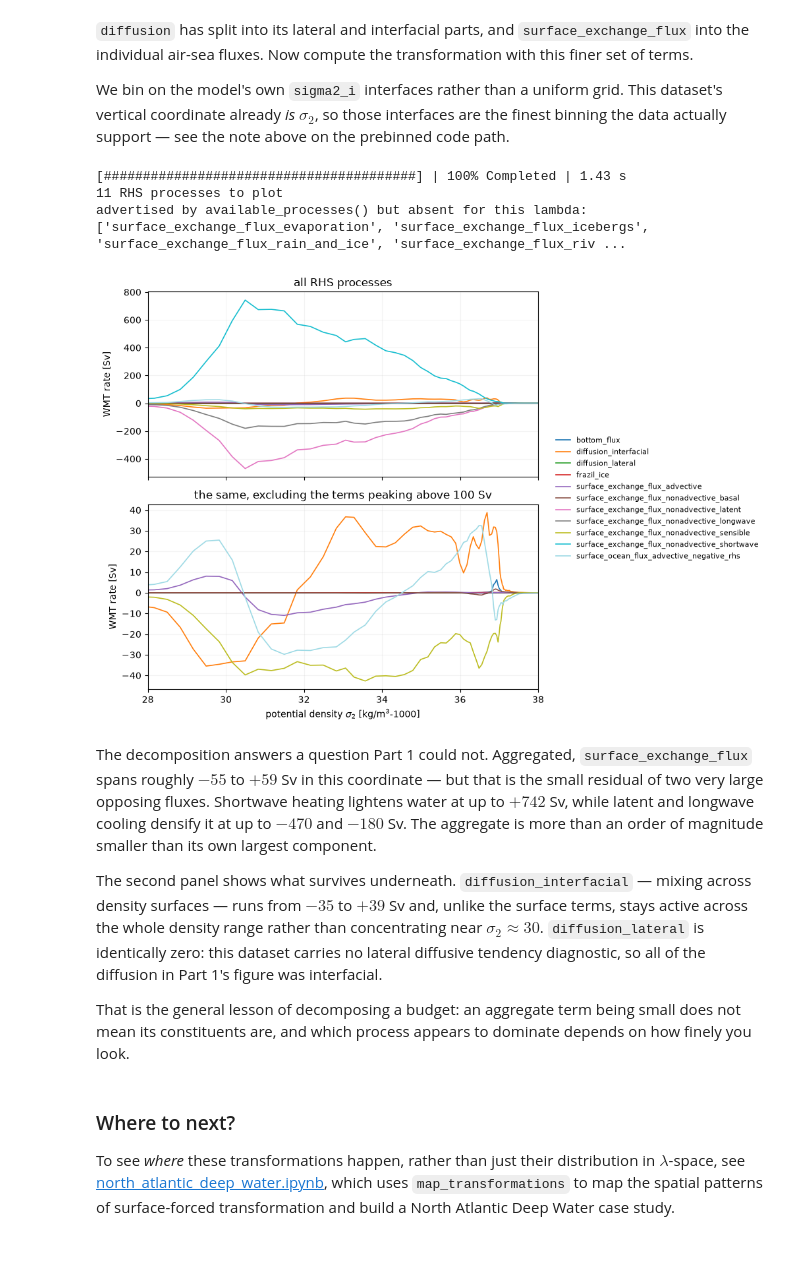
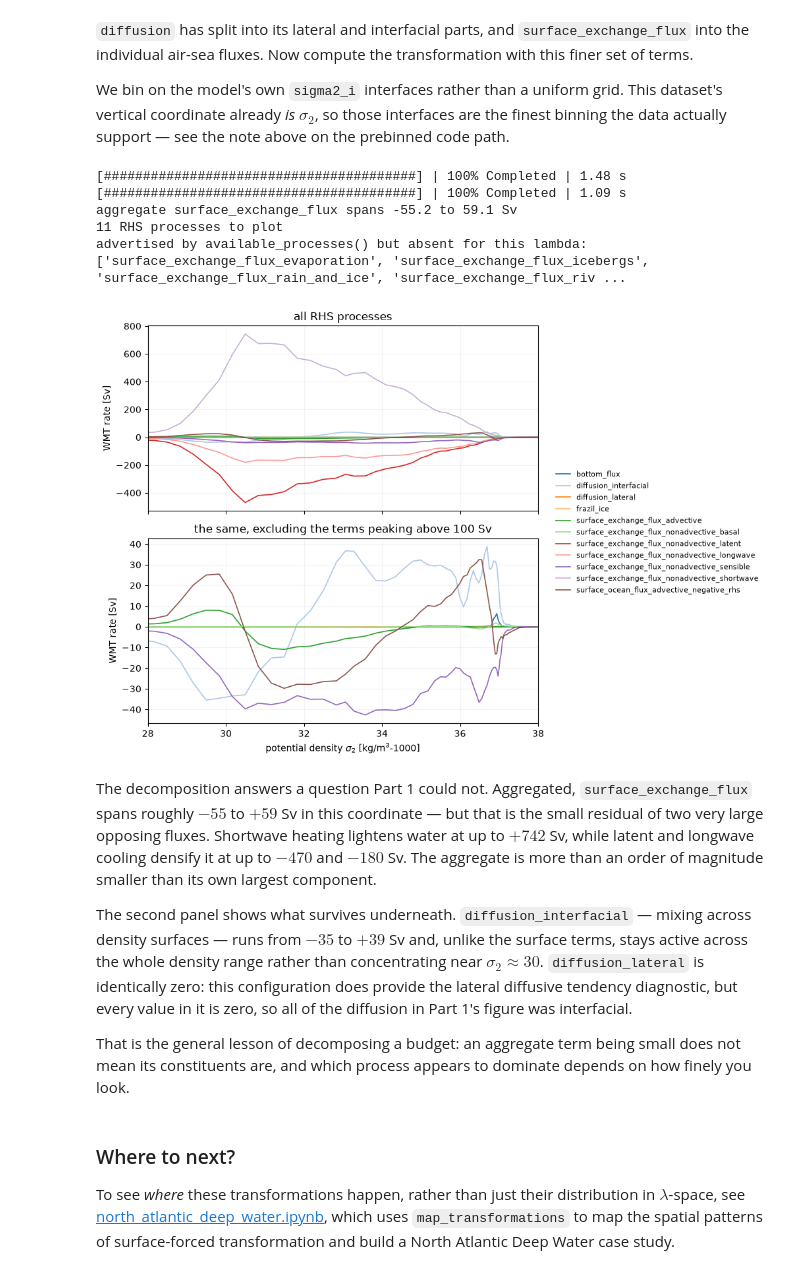
Before and after one commit to NOAA-GFDL/xwmt, a Jupyter notebook: examples/closed_transformation_budget.ipynb, the cells around one changed output. Cells and saved outputs as stored; diff of their text form; code cells hidden in the pictures.

```diff
--- a/examples/closed_transformation_budget.ipynb
+++ b/examples/closed_transformation_budget.ipynb
@@ -20,6 +20,7 @@ Start with [quickstart.ipynb](./quickstart.ipynb), which introduces the core `xw
 # %% [markdown]
 ## Import packages
 # %%
+import os
 import warnings
 import numpy as np
 from dask.diagnostics import ProgressBar
@@ -28,10 +29,14 @@ import matplotlib.pyplot as plt
 import xwmt
 print('xwmt version', xwmt.__version__)
 
-# Warnings are rendered without their absolute source path. The default format
-# prefixes each with the file that raised it, which would bake whoever-ran-this's
-# home directory into the committed output and the published documentation.
-warnings.formatwarning = lambda msg, cat, *_, **__: f"{cat.__name__}: {msg}\n"
+# Warnings are rendered with only the base name of the file that raised them. The
+# default format uses the absolute path, which would bake whoever-ran-this's home
+# directory into the committed output and the published documentation -- while
+# still showing whether a warning came from a library or from this notebook.
+warnings.formatwarning = (
+    lambda msg, cat, filename, lineno, *_:
+    f"{os.path.basename(filename)}:{lineno}: {cat.__name__}: {msg}\n"
+)
 # %% [output]
 xwmt version 0.3.0
 # %% [markdown]
@@ -406,6 +408,24 @@ with warnings.catch_warnings():
 
 with ProgressBar():
     G_decomposed.load()
+
+# The aggregate that this decomposition breaks up, on the same coordinate and the same
+# bins, so the comparison in the discussion below is like-for-like.
+with warnings.catch_warnings():
+    warnings.simplefilter(action='ignore', category=FutureWarning)
+    G_aggregate = wmt.integrate_transformations(
+        "sigma2",
+        bins=grid._ds.sigma2_i.values,
+        sum_components=True,
+        group_processes=True,
+    ).mean('time')
+
+with ProgressBar():
+    G_aggregate.load()
+
+agg = G_aggregate["surface_exchange_flux"]*Sv
+print(f"aggregate surface_exchange_flux spans "
+      f"{float(agg.min()):.1f} to {float(agg.max()):.1f} Sv")
 
 # Derive the term list from the result rather than hardcoding it: the names depend
 # on what was passed to `decompose=`, and a hardcoded list goes stale silently.
@@ -427,43 +447,45 @@ absent = [p for p in sorted(wmt_dec.available_processes())
 print(f"{len(processes)} RHS processes to plot")
 print(f"advertised by available_processes() but absent for this lambda: {absent}")
 # %% [output]
-[########################################] | 100% Completed | 1.43 s
+[########################################] | 100% Completed | 1.48 s
+[########################################] | 100% Completed | 1.09 s
+aggregate surface_exchange_flux spans -55.2 to 59.1 Sv
 11 RHS processes to plot
 advertised by available_processes() but absent for this lambda: ['surface_exchange_flux_evaporation', 'surface_exchange_flux_icebergs', 'surface_exchange_flux_rain_and_ice', 'surface_exchange_flux_riv ...
 # %%
 long_name = r"potential density $\sigma_{2}$ [kg/m$^{3}$-1000]"
 
 # Part 1's lesson applies again: a few large terms would flatten the rest on a
 # shared axis, so the smaller processes get their own panel. Colors are fixed per
 # process so the two panels agree and one legend serves both.
 peak = {v: float(abs(G_decomposed[v]).max())*Sv for v in processes}
 secondary = [v for v in processes if peak[v] <= 100.]
-colors = dict(zip(processes, plt.cm.tab20(np.linspace(0., 1., len(processes)))))
+colors = dict(zip(processes, plt.cm.tab20(np.arange(len(processes)))))
 
 fig, axes = plt.subplots(2, 1, figsize=(7, 7), sharex=True)
 for v in processes:
     (G_decomposed[v]*Sv).plot(ax=axes[0], label=v, lw=1.2, color=colors[v])
 axes[0].set_title("all RHS processes")
 for v in secondary:
     (G_decomposed[v]*Sv).plot(ax=axes[1], label=v, lw=1.2, color=colors[v])
 axes[1].set_title("the same, excluding the terms peaking above 100 Sv")
 
 for ax in axes:
     ax.grid(True, alpha=0.15)
     ax.set_ylabel("WMT rate [Sv]")
     ax.axhline(0., color="k", lw=0.6, alpha=0.4)
 axes[1].set_xlim(28., 38.)
 axes[0].set_xlabel("")
 axes[1].set_xlabel(long_name)
 fig.legend(*axes[0].get_legend_handles_labels(), loc="center left",
            bbox_to_anchor=(0.99, 0.5), fontsize=8, frameon=False)
 fig.tight_layout()
 # %% [output]
-[figure, old version]
+[figure, new version]
 # %% [markdown]
 The decomposition answers a question Part 1 could not. Aggregated, `surface_exchange_flux` spans roughly $-55$ to $+59$ Sv in this coordinate — but that is the small residual of two very large opposing fluxes. Shortwave heating lightens water at up to $+742$ Sv, while latent and longwave cooling densify it at up to $-470$ and $-180$ Sv. The aggregate is more than an order of magnitude smaller than its own largest component.
 
-The second panel shows what survives underneath. `diffusion_interfacial` — mixing across density surfaces — runs from $-35$ to $+39$ Sv and, unlike the surface terms, stays active across the whole density range rather than concentrating near $\sigma_{2} \approx 30$. `diffusion_lateral` is identically zero: this dataset carries no lateral diffusive tendency diagnostic, so all of the diffusion in Part 1's figure was interfacial.
+The second panel shows what survives underneath. `diffusion_interfacial` — mixing across density surfaces — runs from $-35$ to $+39$ Sv and, unlike the surface terms, stays active across the whole density range rather than concentrating near $\sigma_{2} \approx 30$. `diffusion_lateral` is identically zero: this configuration does provide the lateral diffusive tendency diagnostic, but every value in it is zero, so all of the diffusion in Part 1's figure was interfacial.
 
 That is the general lesson of decomposing a budget: an aggregate term being small does not mean its constituents are, and which process appears to dominate depends on how finely you look.
 # %% [markdown]
```
Also changed, not shown: parts of 2 cells of this notebook, 3 other files.
